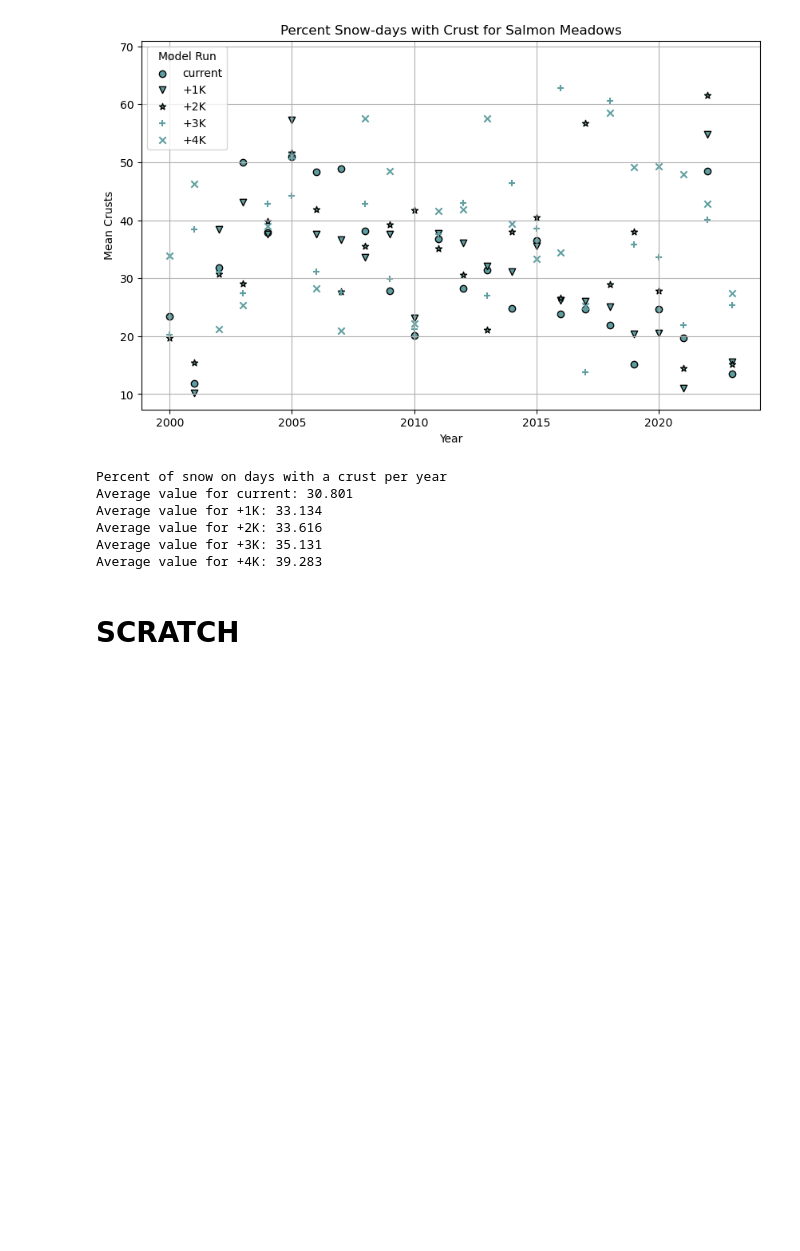
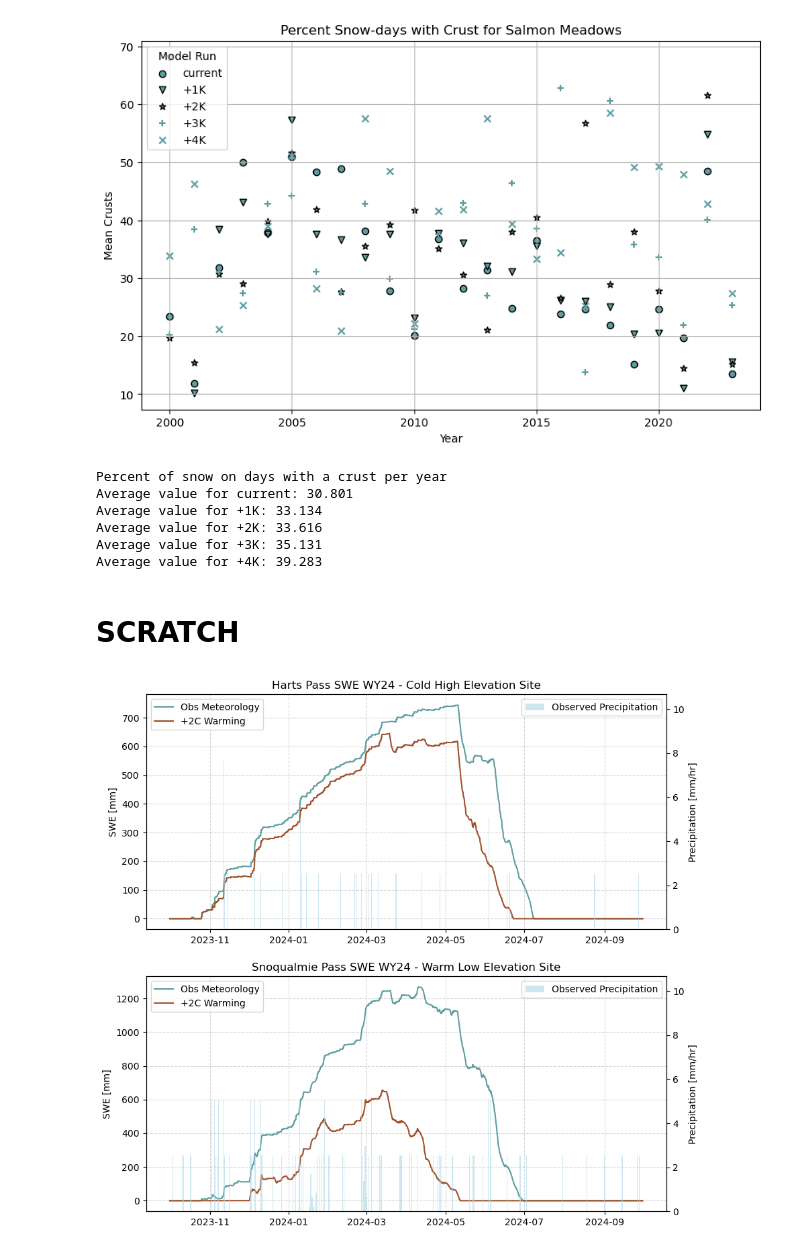
Before and after one commit to clinton-alden/summa_icelayers, a Jupyter notebook: analysis/01_crust_stats.ipynb, the cells around one changed output. Cells and saved outputs as stored; diff of their text form; code cells hidden in the pictures; blank space fills up the shorter version.

```diff
--- a/analysis/01_crust_stats.ipynb
+++ b/analysis/01_crust_stats.ipynb
@@ -371,3 +372,59 @@ Average value for +3K: 35.131
 Average value for +4K: 39.283
 # %% [markdown]
 # SCRATCH
+# %%
+harts_control = xr.open_dataset('/home/cdalden/summa_setup/model/output/output_harts_current_WY24_timestep.nc')
+harts_2K = xr.open_dataset('/home/cdalden/summa_setup/model/output/output_harts_+2K_WY24_timestep.nc')
+snoq_control = xr.open_dataset('/home/cdalden/summa_setup/model/output/output_olallie_current_WY24_timestep.nc')
+snoq_2K = xr.open_dataset('/home/cdalden/summa_setup/model/output/output_olallie_+2K_WY24_timestep.nc')
+
+harts_forcing = xr.open_dataset('/home/cdalden/summa_setup/model/forcings/harts_current_WY24.nc').to_dataframe()
+snoq_forcing = xr.open_dataset('/home/cdalden/summa_setup/model/forcings/olallie_current_WY24.nc').to_dataframe()
+# %%
+harts_forcing.reset_index(inplace=True)
+harts_forcing.set_index('time', inplace=True)
+snoq_forcing.reset_index(inplace=True)
+snoq_forcing.set_index('time', inplace=True)
+# %%
+fig, ax = plt.subplots(2,1,figsize=(10, 10))
+
+ax[0].plot(harts_control.time, harts_control.scalarSWE, label='Obs Meteorology', color='cadetblue')
+ax[0].plot(harts_2K.time, harts_2K.scalarSWE, label='+2C Warming', color='sienna')
+
+
+# Create a second y-axis (ax2) for the bar chart
+ax2 = ax[0].twinx()
+
+# Add bar chart for ERA5 on the secondary y-axis (ax2)
+ax2.bar(harts_forcing.index, harts_forcing.pptrate * 3600, color='lightblue', alpha=0.6, width=pd.to_timedelta(1, 'h'),
+        label='Observed Precipitation')
+
+ax2.set_ylabel('Precipitation [mm/hr]')
+ax2.legend(loc='upper right')
+
+ax[0].set_title('Harts Pass SWE WY24 - Cold High Elevation Site')
+ax[0].set_ylabel('SWE [mm]')
+ax[0].grid(ls='--', alpha=0.5)
+ax[0].legend(loc='upper left')
+
+ax[1].plot(snoq_control.time, snoq_control.scalarSWE, label='Obs Meteorology', color='cadetblue')
+ax[1].plot(snoq_2K.time, snoq_2K.scalarSWE, label='+2C Warming', color='sienna')
+
+# Create a second y-axis (ax2) for the bar chart
+ax4 = ax[1].twinx()
+
+# Add bar chart for ERA5 on the secondary y-axis (ax2)
+ax4.bar(snoq_forcing.index, snoq_forcing.pptrate * 3600, color='lightblue', alpha=0.6, width=pd.to_timedelta(1, 'h'),
+        label='Observed Precipitation')
+
+ax4.set_ylabel('Precipitation [mm/hr]')
+ax4.legend(loc='upper right')
+
+ax[1].set_title('Snoqualmie Pass SWE WY24 - Warm Low Elevation Site')
+ax[1].set_ylabel('SWE [mm]')
+ax[1].grid(ls='--', alpha=0.5)
+ax[1].legend(loc='upper left')
+
+plt.savefig('/home/cdalden/summa_setup/analysis/figures/harts_snoq_swe_WY24.png', dpi=300)
+# %% [output]
+[figure, added]
```
Also changed, not shown: parts of 2 cells of this notebook.
